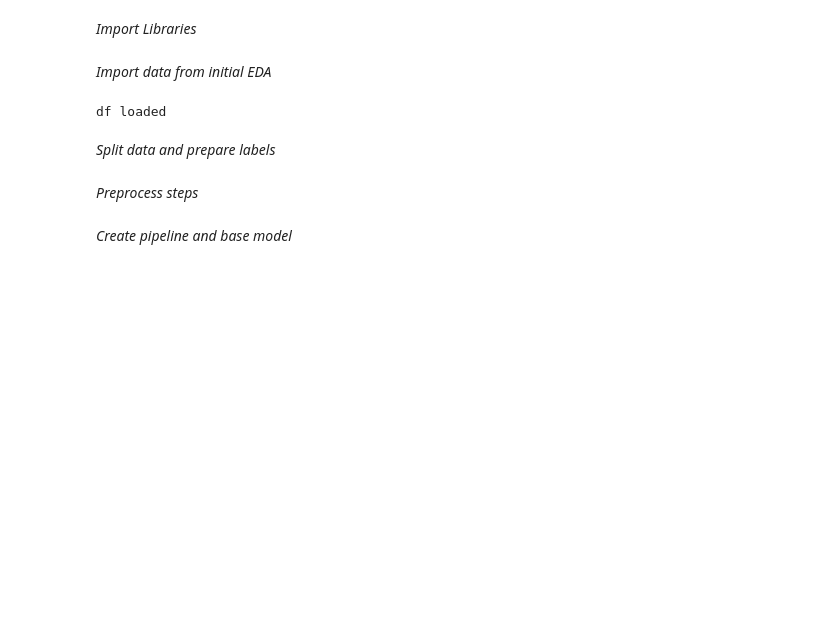
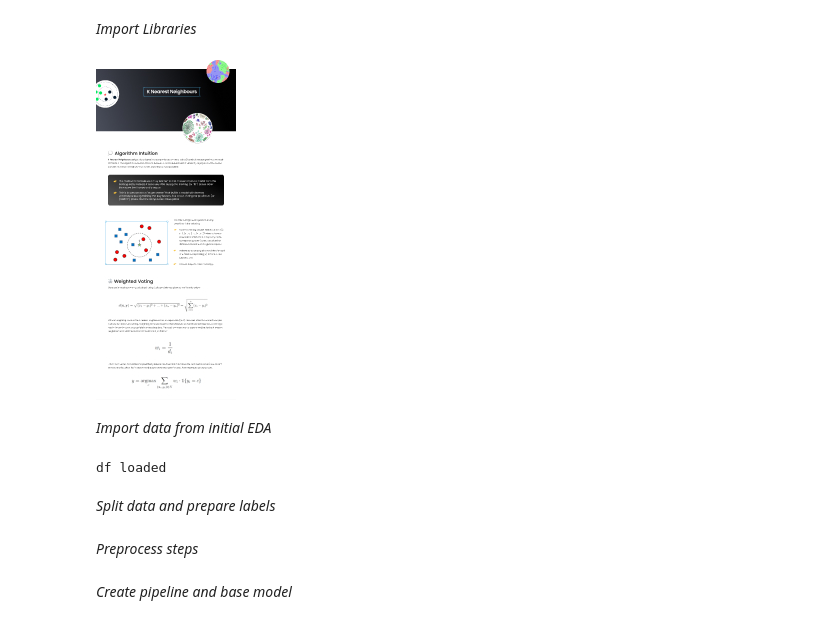
Before and after one commit to carstenegelund/sleep-disorder-classifier, a Jupyter notebook: model_knn_classification.ipynb, the cells around one changed output. Saved outputs shown, nothing was run; the diff lists cells and outputs as text; code cells hidden in the pictures; blank space fills up the shorter version.

```diff
--- a/model_knn_classification.ipynb
+++ b/model_knn_classification.ipynb
@@ -42,6 +40,11 @@ import warnings
 # Specific warning categories to be ignored
 warnings.filterwarnings("ignore", category=DeprecationWarning)
 warnings.filterwarnings("ignore", category=FutureWarning)
+# %%
+from IPython.display import Image
+Image("Untitled.jpg")
+# %% [output]
+[figure, added]
 # %% [markdown]
 *Import data from initial EDA*
 # %%
```
Also changed, not shown: parts of 1 cell of this notebook.
